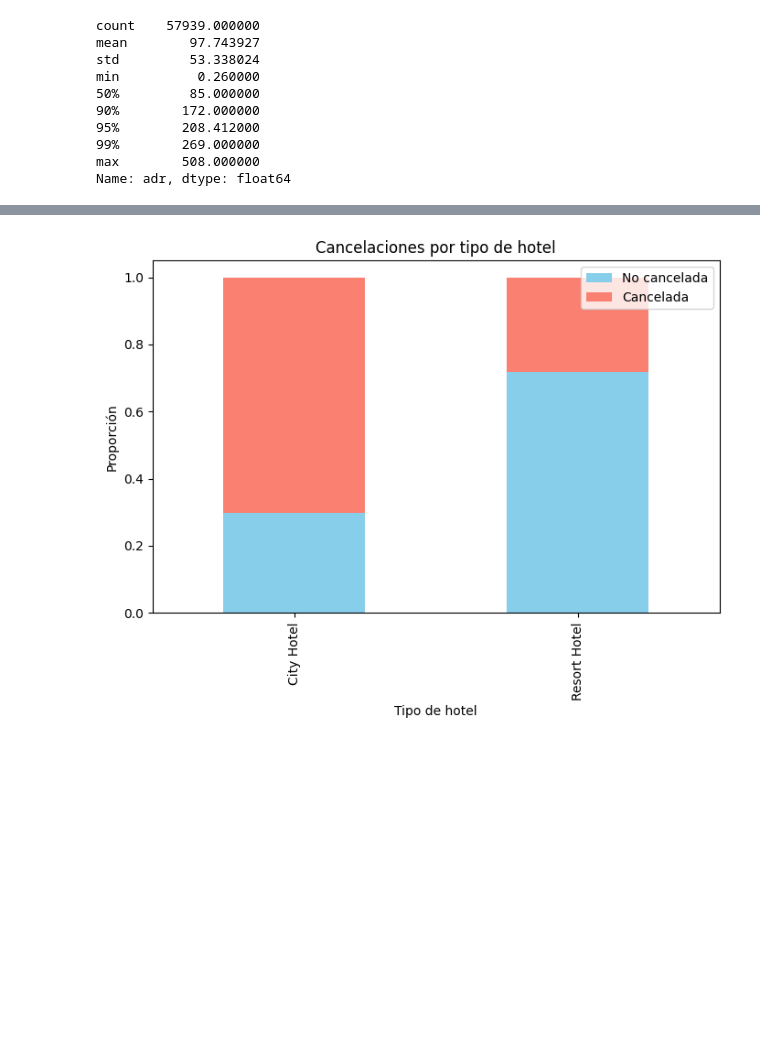
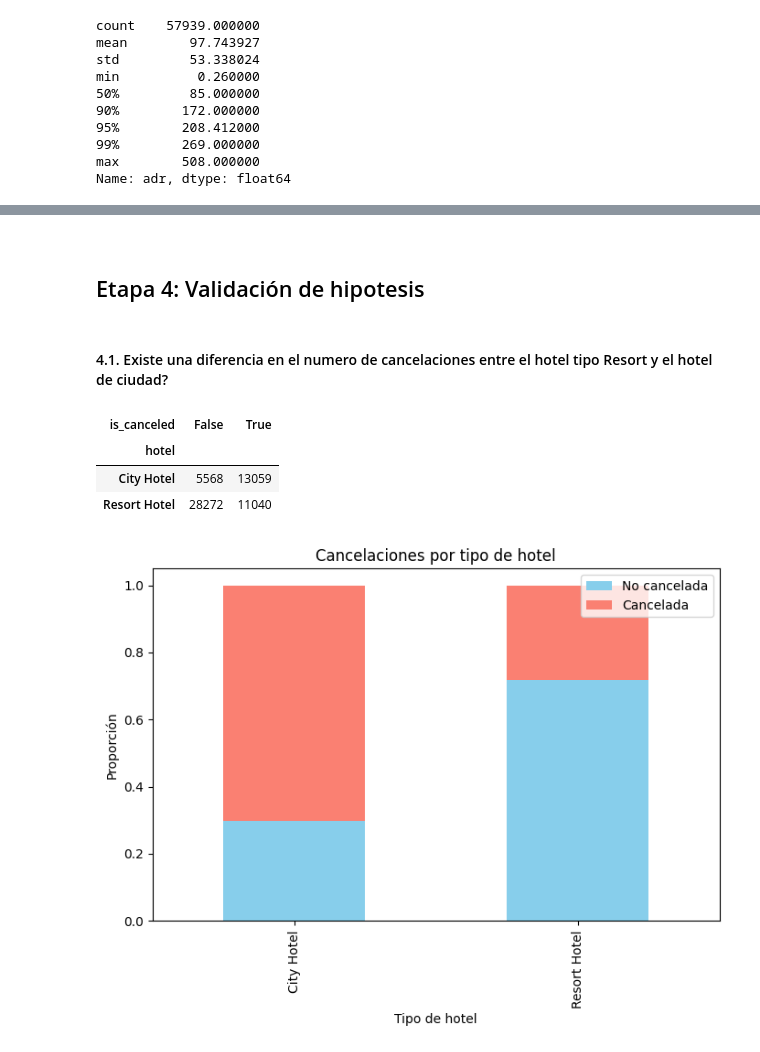
Before and after one commit to Traintain/MINE4101-Taller1, a Jupyter notebook: taller_1.ipynb, the cells around one changed output, grey strips where cells are left out. Saved outputs shown, nothing was run; the diff lists cells and outputs as text; code cells hidden in the pictures; blank space fills up the shorter version.

```diff
--- a/taller_1.ipynb
+++ b/taller_1.ipynb
@@ -493,3 +479,18 @@ pd.crosstab(df['hotel'], df['is_canceled'],normalize='index')
+# %% [markdown]
+<!-- ### Etapa 4 Validación de hipotesis  -->
+# %% [markdown]
+## Etapa 4: Validación de hipotesis
+# %% [markdown]
+#### 4.1. Existe una diferencia en el numero de cancelaciones entre el hotel tipo Resort y el hotel de ciudad?
+# %%
+cruzada_hotel_is_cancel = pd.crosstab(df['hotel'], df['is_canceled'])
+
+cruzada_hotel_is_cancel
+# %% [output]
+| is_canceled | False | True |
+| hotel |  |  |
+| City Hotel | 5568 | 13059 |
+| Resort Hotel | 28272 | 11040 |
 # %%
 
 ct = pd.crosstab(df['hotel'], df['is_canceled'], normalize='index')
```
Also changed, not shown: parts of 84 cells of this notebook.
